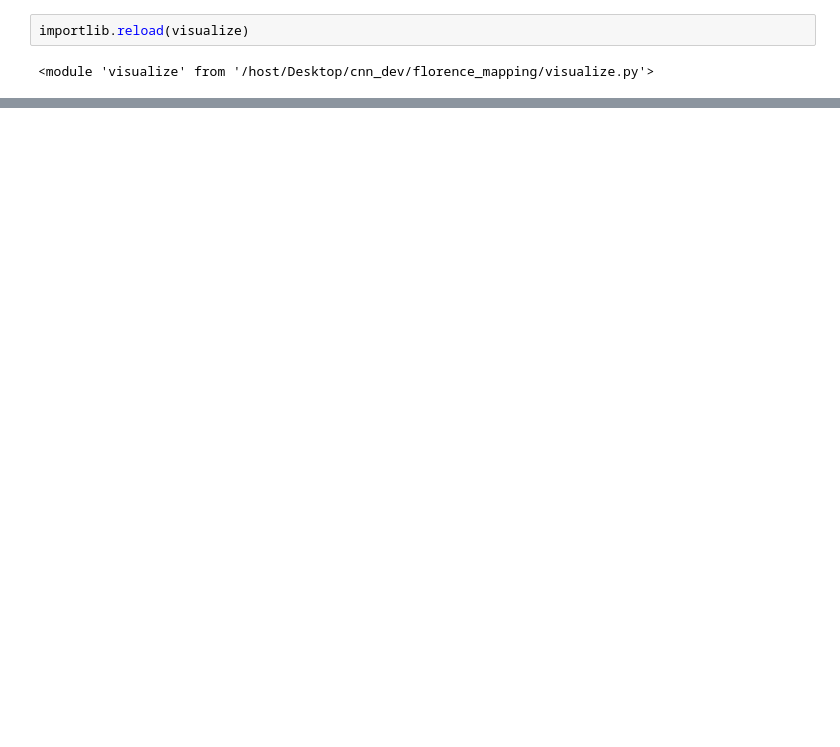
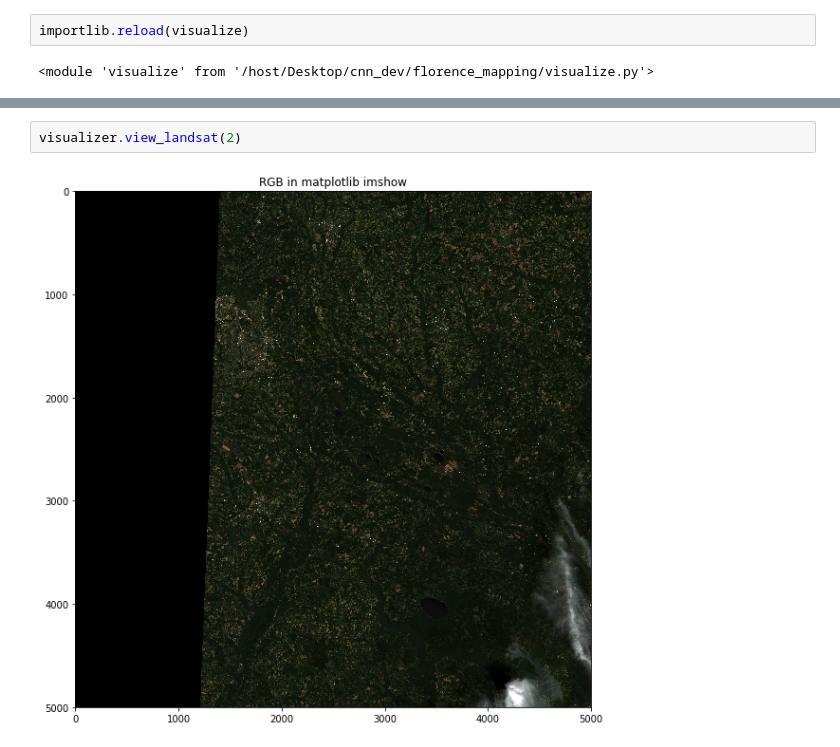
Before and after one commit to patrickcgray/landcover_rcnn, a Jupyter notebook: data analysis.ipynb, the cells around one changed output, grey strips where cells are left out. Saved outputs shown, nothing was run; the diff lists cells and outputs as text; blank space fills up the shorter version.

```diff
--- a/data analysis.ipynb
+++ b/data analysis.ipynb
@@ -80 +44,5 @@ sanity check print middle pixel 11
+# %%
+visualizer.view_landsat(2)
+# %% [output]
+[figure, added]
 # %%
```
Also changed, not shown: parts of 16 cells of this notebook, 4 other files.
